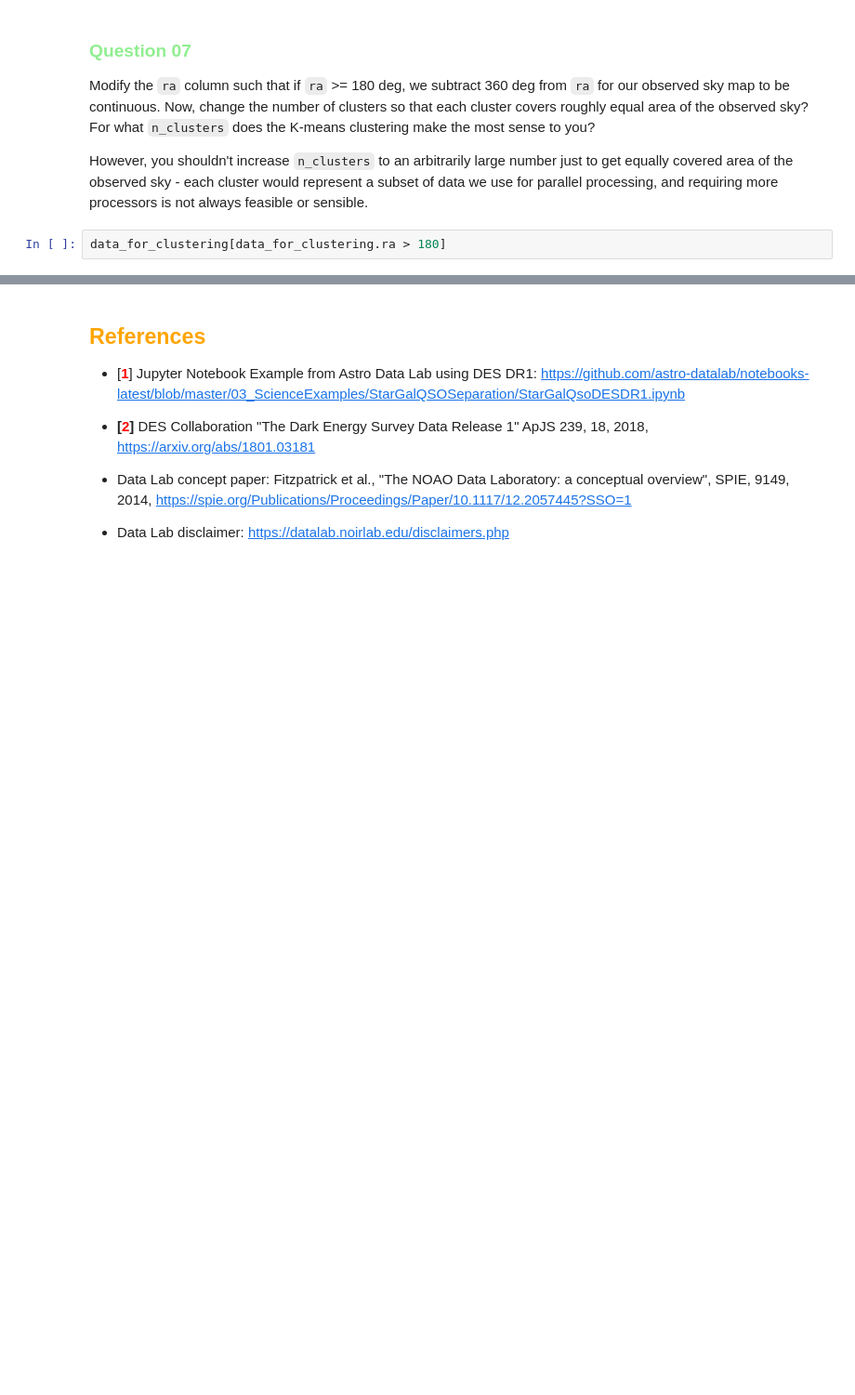
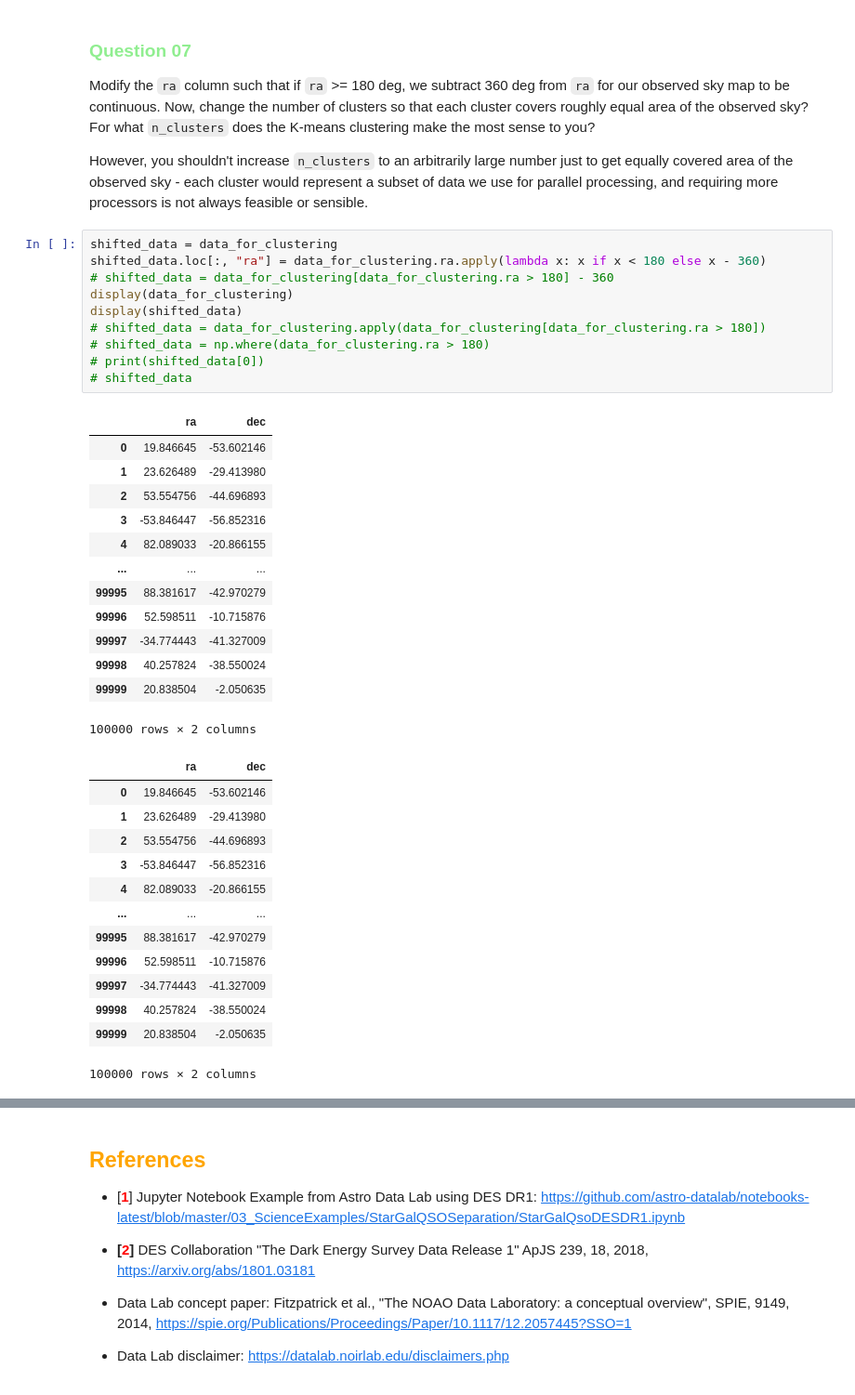
Before and after one commit to Goldartfrog/ComputationalPhysics, a Jupyter notebook: MLPhys/Project_01_DarkEnergySurvey.ipynb, the cells around one changed output, grey strips where cells are left out. Shown at 93% size. Saved outputs shown, nothing was run; the diff lists cells and outputs as text; blank space fills up the shorter version.

```diff
--- a/MLPhys/Project_01_DarkEnergySurvey.ipynb
+++ b/MLPhys/Project_01_DarkEnergySurvey.ipynb
@@ -200,5 +204,40 @@ display_data(data_for_clustering, a_fit)
 Modify the `ra` column such that if `ra` >= 180 deg, we subtract 360 deg from `ra` for our observed sky map to be continuous. Now, change the number of clusters so that each cluster covers roughly equal area of the observed sky? For what `n_clusters` does the K-means clustering make the most sense to you?
 
 However, you shouldn't increase `n_clusters` to an arbitrarily large number just to get equally covered area of the observed sky - each cluster would represent a subset of data we use for parallel processing, and requiring more processors is not always feasible or sensible.
-# %%
-data_for_clustering[data_for_clustering.ra > 180]
+# %%
+shifted_data = data_for_clustering
+shifted_data.loc[:, "ra"] = data_for_clustering.ra.apply(lambda x: x if x < 180 else x - 360)
+# shifted_data = data_for_clustering[data_for_clustering.ra > 180] - 360
+display(data_for_clustering)
+display(shifted_data)
+# shifted_data = data_for_clustering.apply(data_for_clustering[data_for_clustering.ra > 180])
+# shifted_data = np.where(data_for_clustering.ra > 180)
+# print(shifted_data[0])
+# shifted_data
+# %% [output]
+|  | ra | dec |
+| 0 | 19.846645 | -53.602146 |
+| 1 | 23.626489 | -29.413980 |
+| 2 | 53.554756 | -44.696893 |
+| 3 | -53.846447 | -56.852316 |
+| 4 | 82.089033 | -20.866155 |
+| ... | ... | ... |
+| 99995 | 88.381617 | -42.970279 |
+| 99996 | 52.598511 | -10.715876 |
+| 99997 | -34.774443 | -41.327009 |
+| 99998 | 40.257824 | -38.550024 |
+| 99999 | 20.838504 | -2.050635 |
+100000 rows × 2 columns
+|  | ra | dec |
+| 0 | 19.846645 | -53.602146 |
+| 1 | 23.626489 | -29.413980 |
+| 2 | 53.554756 | -44.696893 |
+| 3 | -53.846447 | -56.852316 |
+| 4 | 82.089033 | -20.866155 |
+| ... | ... | ... |
+| 99995 | 88.381617 | -42.970279 |
+| 99996 | 52.598511 | -10.715876 |
+| 99997 | -34.774443 | -41.327009 |
+| 99998 | 40.257824 | -38.550024 |
+| 99999 | 20.838504 | -2.050635 |
+100000 rows × 2 columns
```
Also changed, not shown: parts of 4 cells of this notebook.
